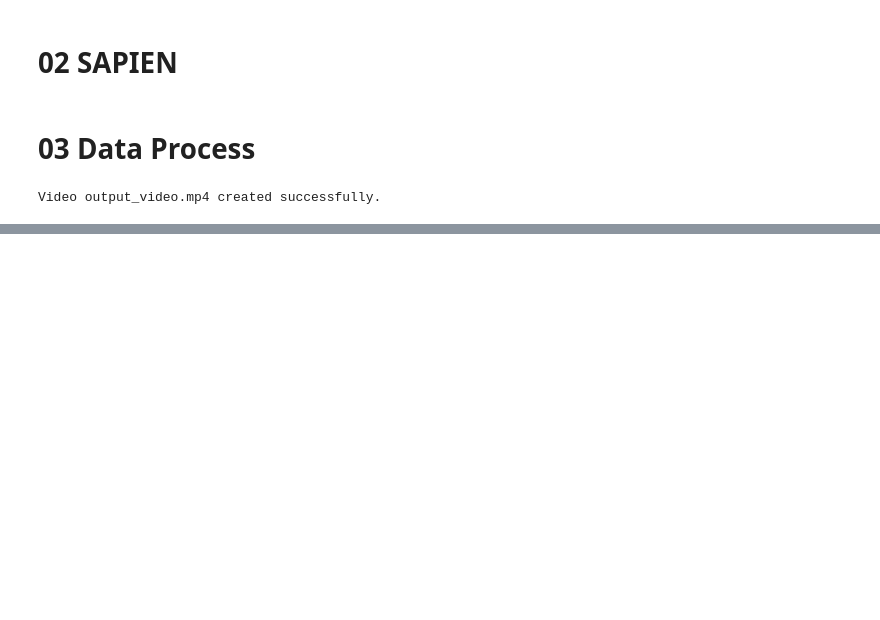
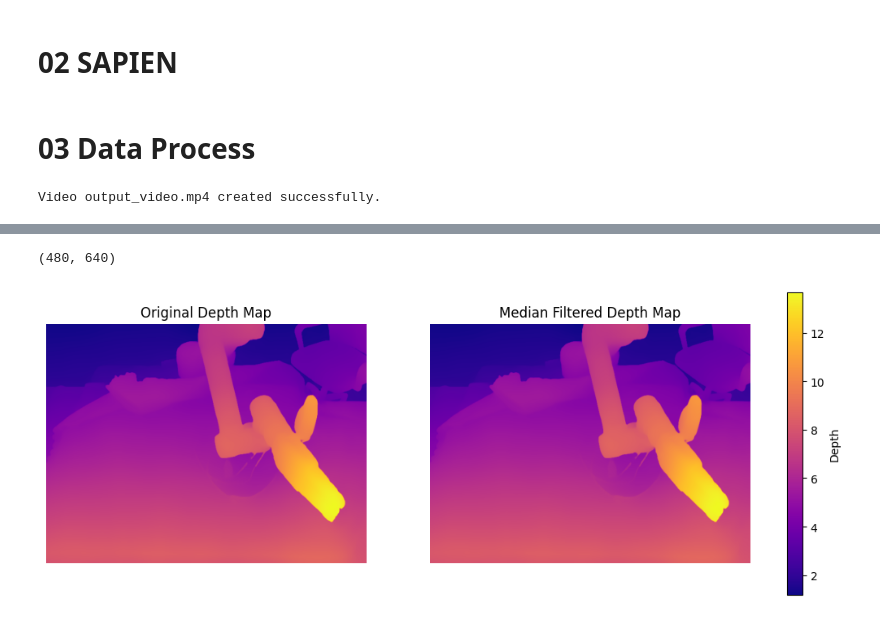
Before and after one commit to Mr-Zwkid/MBGS, a Jupyter notebook: my_shot.ipynb, the cells around one changed output, grey strips where cells are left out. Drawn from its saved outputs; the diff is of its cells as text; code cells hidden in the pictures; blank space fills up the shorter version.

```diff
--- a/my_shot.ipynb
+++ b/my_shot.ipynb
@@ -509,0 +694,33 @@ with open(os.path.join(base_path, 'sam2_task_center.json'), 'w') as f:
+# %%
+# load npy file
+import numpy as np
+import matplotlib.pyplot as plt
+from scipy.ndimage import median_filter
+
+
+def load_npy(path):
+    return np.load(path, allow_pickle=True)
+
+# npy_path = 'datasets/robot/robot/metric_depth/026560.npy'
+npy_path = 'datasets/robot/ur5_ep4/aligned_depth_anything/frame_002030.npy'
+data = load_npy(npy_path)
+print(data.shape)
+
+masked_data = np.ma.masked_where(data > 10000, data)
+
+# 对原始深度数据进行中值滤波
+filtered_data = median_filter(data, size=3)
+filtered_masked_data = np.ma.masked_where(filtered_data > 10000, filtered_data)
+
+fig, axs = plt.subplots(1, 2, figsize=(12, 6))
+axs[0].imshow(masked_data, cmap='plasma')
+axs[0].set_title('Original Depth Map')
+axs[0].axis('off')
+axs[1].imshow(filtered_masked_data, cmap='plasma')
+axs[1].set_title('Median Filtered Depth Map')
+axs[1].axis('off')
+plt.colorbar(axs[1].images[0], ax=axs, label='Depth', orientation='vertical', fraction=0.02)
+plt.show()
+# %% [output]
+(480, 640)
+[figure, added]
```
Also changed, not shown: parts of 10 cells of this notebook, 7 other files.
